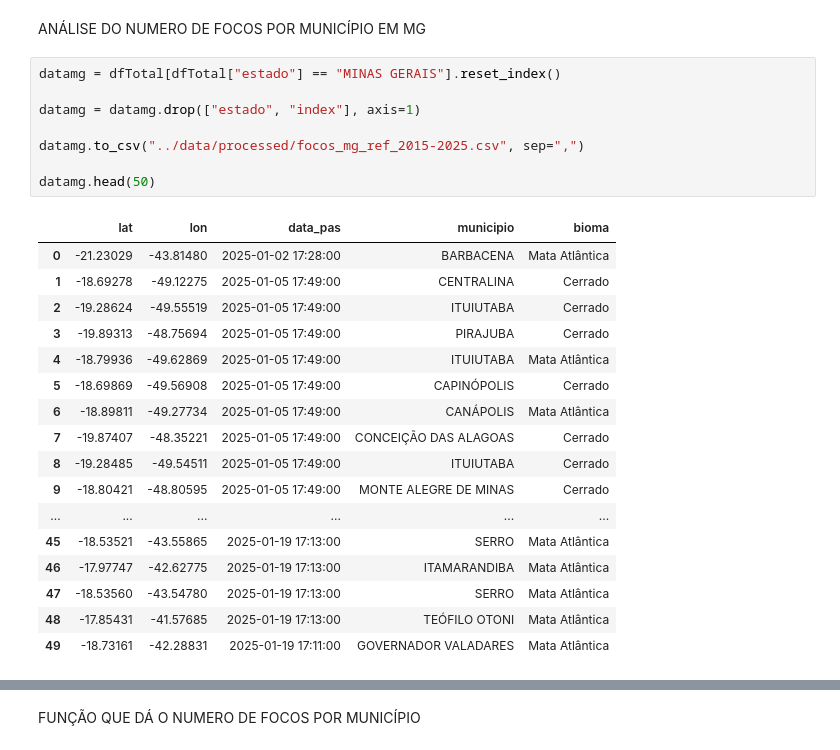
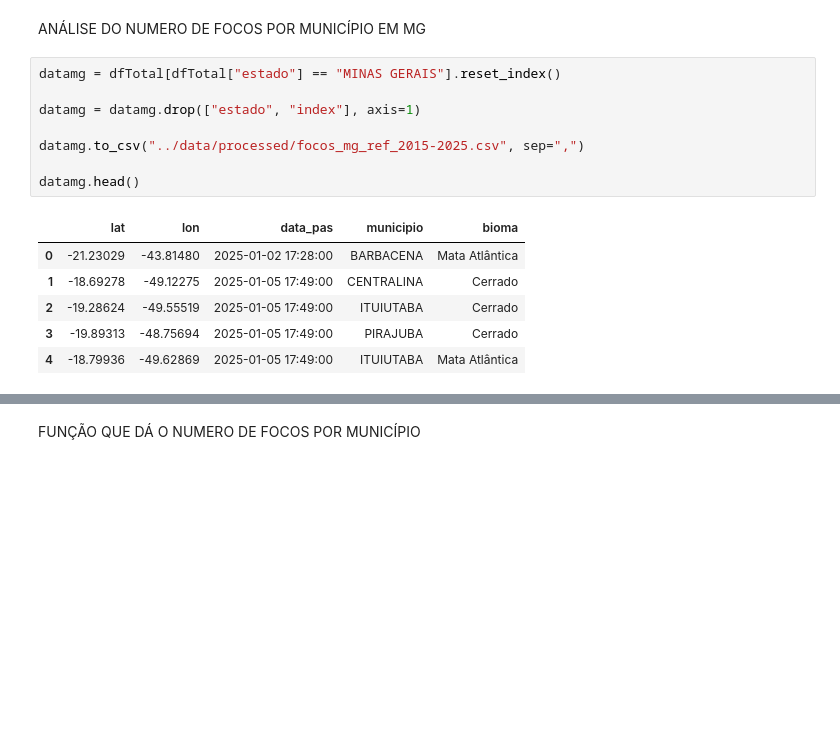
Before and after one commit to jvrezendem/analiseIncendioBR, a Jupyter notebook: notebooks/serieHistorica.ipynb, the cells around one changed output, grey strips where cells are left out. Saved outputs shown, nothing was run; the diff lists cells and outputs as text; blank space fills up the shorter version.

```diff
--- a/notebooks/serieHistorica.ipynb
+++ b/notebooks/serieHistorica.ipynb
@@ -124,29 +124,18 @@ ANÁLISE DO NUMERO DE FOCOS POR MUNICÍPIO EM MG
 # %%
 datamg = dfTotal[dfTotal["estado"] == "MINAS GERAIS"].reset_index()
 
 datamg = datamg.drop(["estado", "index"], axis=1)
 
 datamg.to_csv("../data/processed/focos_mg_ref_2015-2025.csv", sep=",")
 
-datamg.head(50)
+datamg.head()
 # %% [output]
 |  | lat | lon | data_pas | municipio | bioma |
 | 0 | -21.23029 | -43.81480 | 2025-01-02 17:28:00 | BARBACENA | Mata Atlântica |
 | 1 | -18.69278 | -49.12275 | 2025-01-05 17:49:00 | CENTRALINA | Cerrado |
 | 2 | -19.28624 | -49.55519 | 2025-01-05 17:49:00 | ITUIUTABA | Cerrado |
 | 3 | -19.89313 | -48.75694 | 2025-01-05 17:49:00 | PIRAJUBA | Cerrado |
 | 4 | -18.79936 | -49.62869 | 2025-01-05 17:49:00 | ITUIUTABA | Mata Atlântica |
-| 5 | -18.69869 | -49.56908 | 2025-01-05 17:49:00 | CAPINÓPOLIS | Cerrado |
-| 6 | -18.89811 | -49.27734 | 2025-01-05 17:49:00 | CANÁPOLIS | Mata Atlântica |
-| 7 | -19.87407 | -48.35221 | 2025-01-05 17:49:00 | CONCEIÇÃO DAS ALAGOAS | Cerrado |
-| 8 | -19.28485 | -49.54511 | 2025-01-05 17:49:00 | ITUIUTABA | Cerrado |
-| 9 | -18.80421 | -48.80595 | 2025-01-05 17:49:00 | MONTE ALEGRE DE MINAS | Cerrado |
-| ... | ... | ... | ... | ... | ... |
-| 45 | -18.53521 | -43.55865 | 2025-01-19 17:13:00 | SERRO | Mata Atlântica |
-| 46 | -17.97747 | -42.62775 | 2025-01-19 17:13:00 | ITAMARANDIBA | Mata Atlântica |
-| 47 | -18.53560 | -43.54780 | 2025-01-19 17:13:00 | SERRO | Mata Atlântica |
-| 48 | -17.85431 | -41.57685 | 2025-01-19 17:13:00 | TEÓFILO OTONI | Mata Atlântica |
-| 49 | -18.73161 | -42.28831 | 2025-01-19 17:11:00 | GOVERNADOR VALADARES | Mata Atlântica |
 # %%
 dataMunicipiosMG = datamg["municipio"].value_counts().reset_index()
 dataMunicipiosMG.columns = ["Municipio", "Numero_Focos"]
```
Also changed, not shown: parts of 5 cells of this notebook, 15 other files.
